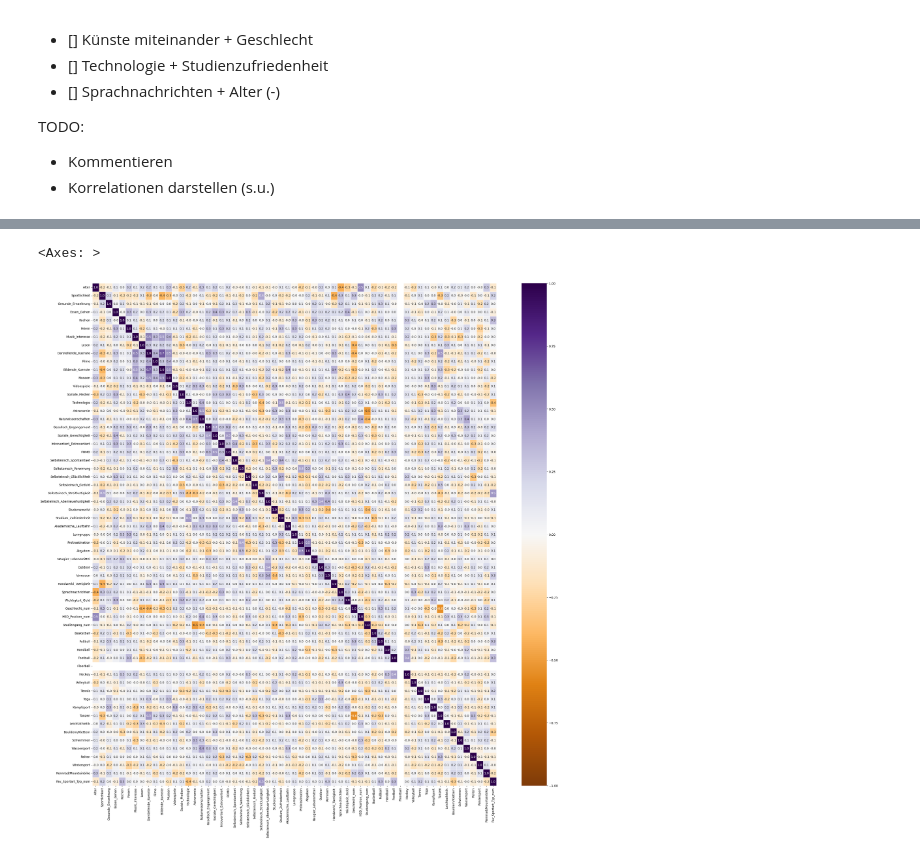
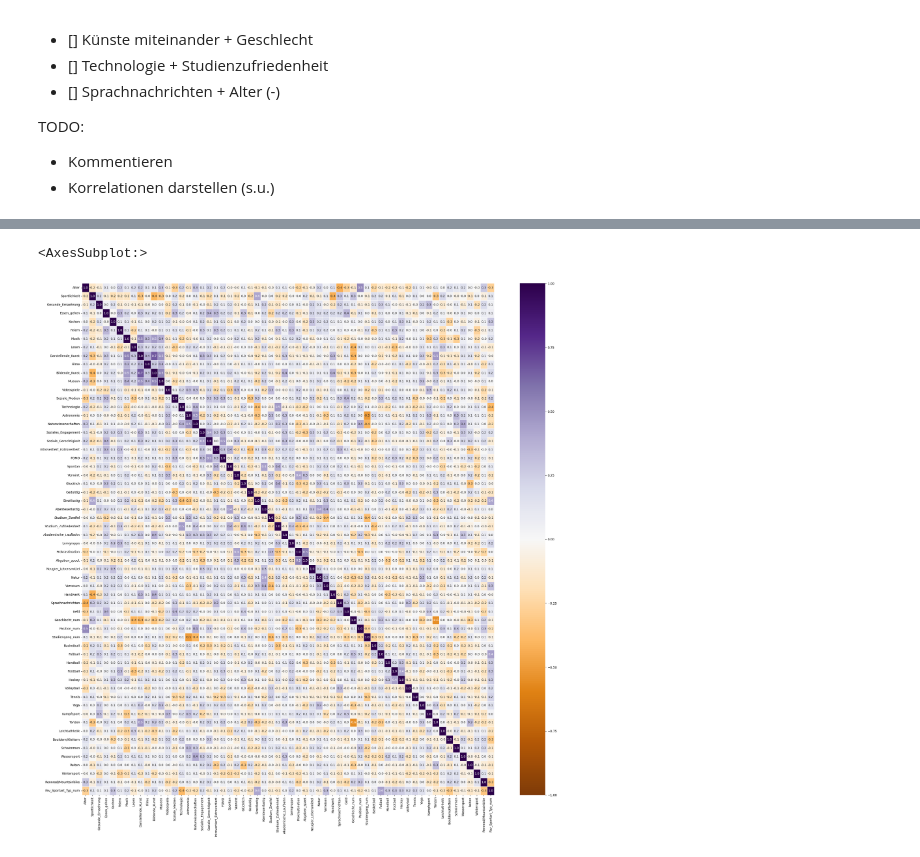
Before and after one commit to JulianCatnip/StudentMatcher, a Jupyter notebook: 02_Korrelationsanalyse.ipynb, the cells around one changed output, grey strips where cells are left out. Drawn from its saved outputs; the diff is of its cells as text; code cells hidden in the pictures.

Commit message:
DataCleaning csv index false

```diff
--- a/02_Korrelationsanalyse.ipynb
+++ b/02_Korrelationsanalyse.ipynb
@@ -25,9 +25,8 @@ import pandas as pd  # data processing, CSV file I/O (e.g. pd.read_csv)
 import seaborn as sb  # data visualization library
 import matplotlib.pyplot as plt  # data visualization library
 # %%
-file_name = "../data/clean_data.csv"
+file_name = "./data/survery_data_annonymized_230626_clean.csv"
 data = pd.read_csv(file_name)
-to_drop = ["Unnamed: 0"]# Warum auch immer existiert diese Spalte
-data = data.drop(to_drop, axis=1)
+
 data.head(5)
 # %% [output]
@@ -40,8 +39,8 @@ data.head(5)
 5 rows × 70 columns
 # %%
 fig, ax = plt.subplots(figsize=(30,30))
-sb.heatmap(data.corr(numeric_only=True),ax=ax, annot=True, vmin=-1, vmax=1, fmt=".1f", cmap="PuOr", linewidth=0.5)
+sb.heatmap(data.corr(),ax=ax, annot=True, vmin=-1, vmax=1, fmt=".1f", cmap="PuOr", linewidth=0.5)
 # %% [output]
-<Axes: >
+<AxesSubplot:>
-[figure, old version]
+[figure, new version]
 # %%
```
Also changed, not shown: parts of 9 cells of this notebook, 2 other files.
